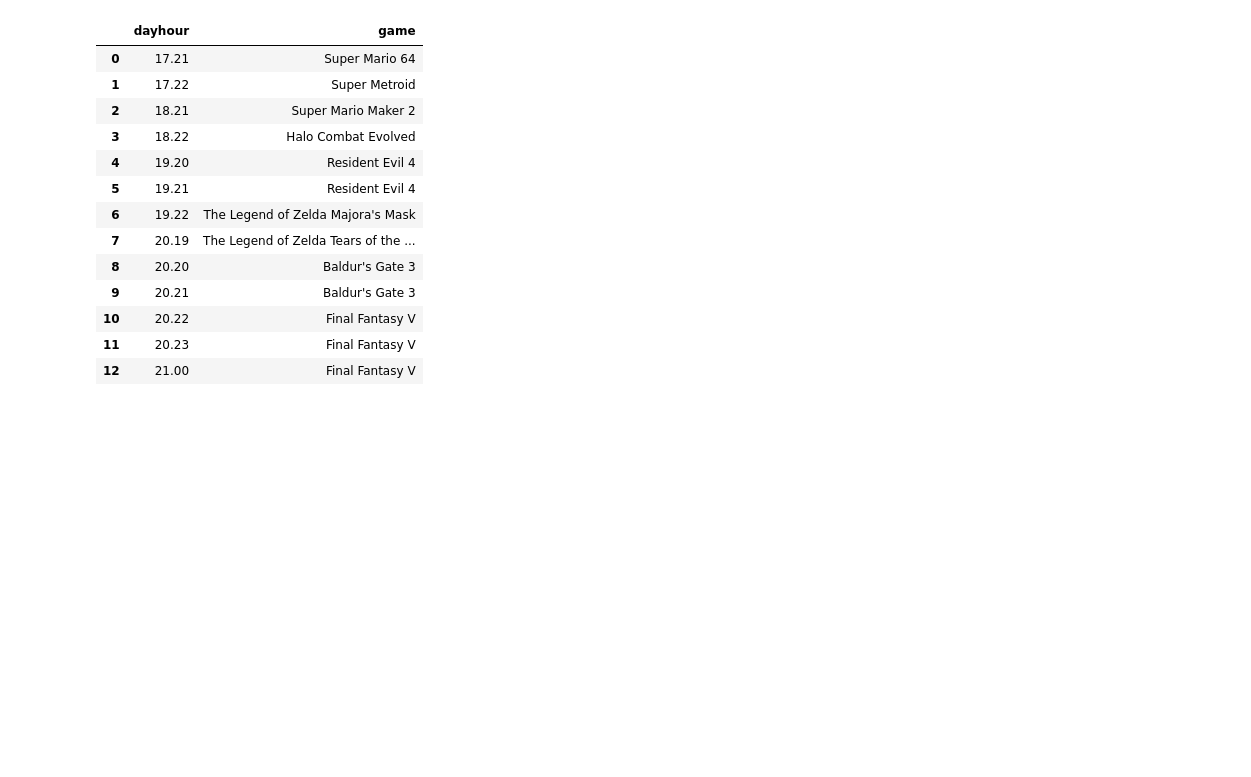
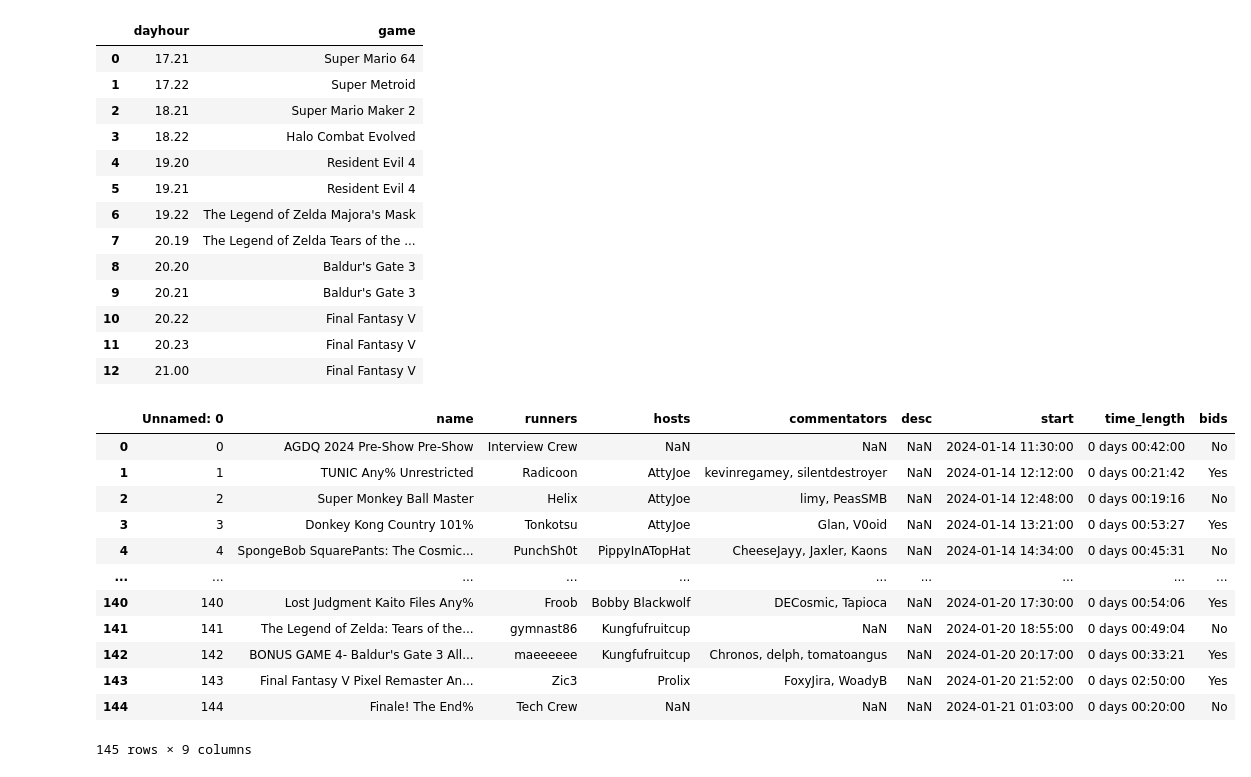
Before and after one commit to DouglasJBruce/GDQ_Analysis, a Jupyter notebook: exploration of games done quick donations.ipynb, the cells around one changed output. Cells and saved outputs as stored; diff of their text form; code cells hidden in the pictures; blank space fills up the shorter version.

```diff
--- a/exploration of games done quick donations.ipynb
+++ b/exploration of games done quick donations.ipynb
@@ -439,3 +439,19 @@ pd.read_csv('data/dayhour_game.csv')
 | 10 | 20.22 | Final Fantasy V |
 | 11 | 20.23 | Final Fantasy V |
 | 12 | 21.00 | Final Fantasy V |
+# %%
+runs
+# %% [output]
+|  | Unnamed: 0 | name | runners | hosts | commentators | desc | start | time_length | bids |
+| 0 | 0 | AGDQ 2024 Pre-Show Pre-Show | Interview Crew | NaN | NaN | NaN | 2024-01-14 11:30:00 | 0 days 00:42:00 | No |
+| 1 | 1 | TUNIC Any% Unrestricted | Radicoon | AttyJoe | kevinregamey, silentdestroyer | NaN | 2024-01-14 12:12:00 | 0 days 00:21:42 | Yes |
+| 2 | 2 | Super Monkey Ball Master | Helix | AttyJoe | limy, PeasSMB | NaN | 2024-01-14 12:48:00 | 0 days 00:19:16 | No |
+| 3 | 3 | Donkey Kong Country 101% | Tonkotsu | AttyJoe | Glan, V0oid | NaN | 2024-01-14 13:21:00 | 0 days 00:53:27 | Yes |
+| 4 | 4 | SpongeBob SquarePants: The Cosmic... | PunchSh0t | PippyInATopHat | CheeseJayy, Jaxler, Kaons | NaN | 2024-01-14 14:34:00 | 0 days 00:45:31 | No |
+| ... | ... | ... | ... | ... | ... | ... | ... | ... | ... |
+| 140 | 140 | Lost Judgment Kaito Files Any% | Froob | Bobby Blackwolf | DECosmic, Tapioca | NaN | 2024-01-20 17:30:00 | 0 days 00:54:06 | Yes |
+| 141 | 141 | The Legend of Zelda: Tears of the... | gymnast86 | Kungfufruitcup | NaN | NaN | 2024-01-20 18:55:00 | 0 days 00:49:04 | No |
+| 142 | 142 | BONUS GAME 4- Baldur's Gate 3 All... | maeeeeee | Kungfufruitcup | Chronos, delph, tomatoangus | NaN | 2024-01-20 20:17:00 | 0 days 00:33:21 | Yes |
+| 143 | 143 | Final Fantasy V Pixel Remaster An... | Zic3 | Prolix | FoxyJira, WoadyB | NaN | 2024-01-20 21:52:00 | 0 days 02:50:00 | Yes |
+| 144 | 144 | Finale! The End% | Tech Crew | NaN | NaN | NaN | 2024-01-21 01:03:00 | 0 days 00:20:00 | No |
+145 rows × 9 columns
```
Also changed, not shown: parts of 2 cells of this notebook, 1 other file.
